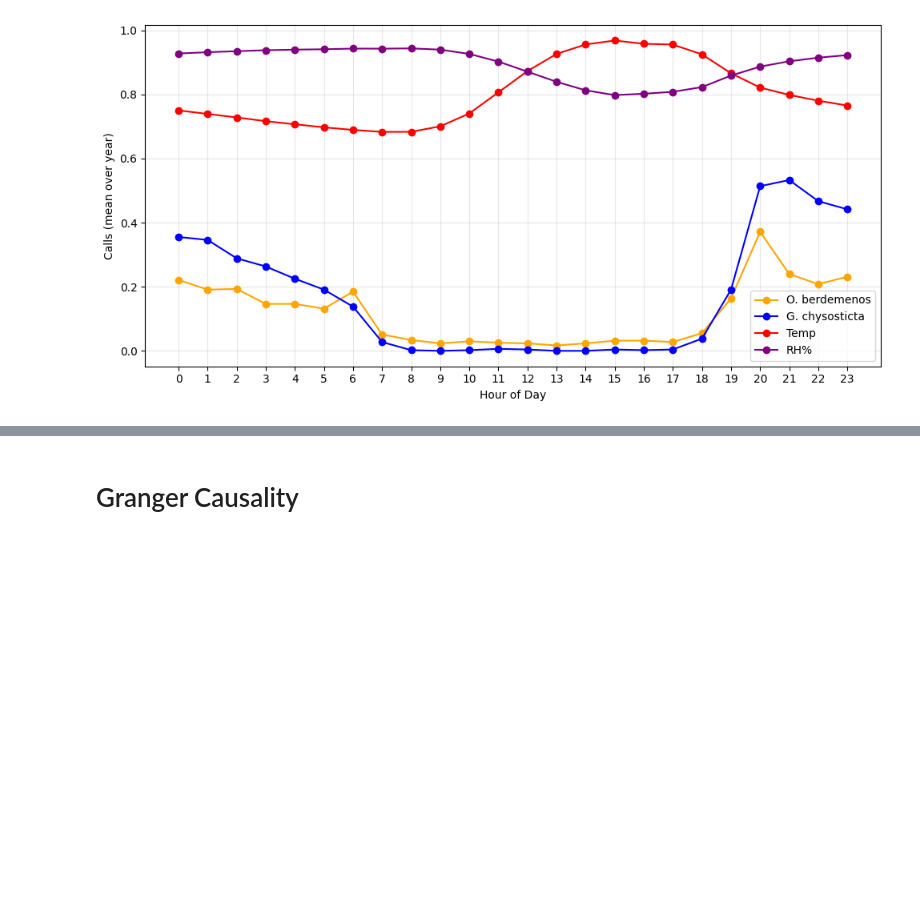
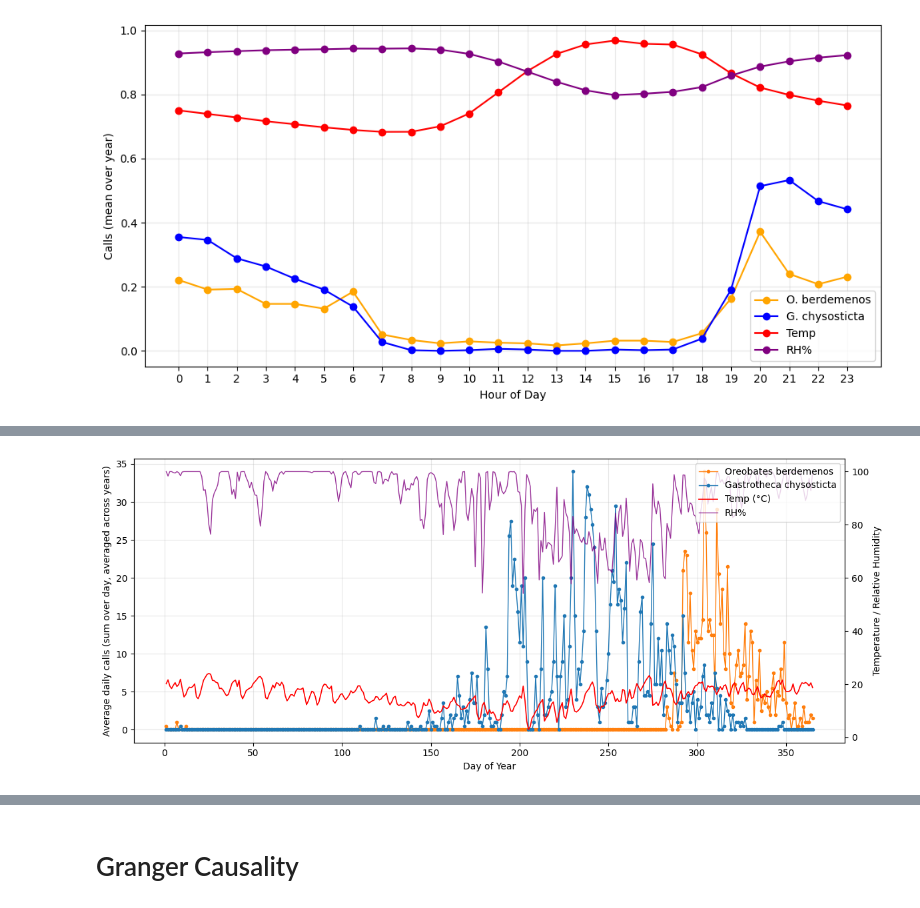
Before and after one commit to ash2d/yungas_aruna, a Jupyter notebook: Gastros_helechos/Granger_causality/Granger.ipynb, the cells around one changed output, grey strips where cells are left out. Cells and saved outputs as stored; diff of their text form; code cells hidden in the pictures; blank space fills up the shorter version.

```diff
--- a/Gastros_helechos/Granger_causality/Granger.ipynb
+++ b/Gastros_helechos/Granger_causality/Granger.ipynb
@@ -17,8 +19,11 @@ pd.set_option('display.max_rows', 50)
 PT_drive = '/Users/ash/Library/CloudStorage/OneDrive-Nexus365/PHD/arunan/Martin_google_drive'
 # %%
 df = pd.read_csv(f'{PT_drive}/df_helechos_clean.csv')
+df_2020 = pd.read_csv(f'{PT_drive}/df_helechos_with2020.csv')
 df['DateTime'] = pd.to_datetime(df['DateTime'], errors='coerce')
+df_2020['DateTime'] = pd.to_datetime(df_2020['DateTime'], errors='coerce')
 df = df.set_index('DateTime').sort_index()
+df_2020 = df_2020.set_index('DateTime').sort_index()
 df.head()
 # %% [output]
 |  | Date | Month | Day | hour | Temp | RH% | Gastrotheca chysosticta | Oreobates berdemenos |
@@ -211,0 +424,82 @@ hourly_stats = stats  # store full mean/std (unscaled) for later use
+# %%
+# Average (multi-year) daily call profile over a year (day-of-year) for both species using df_2020
+species = ['Oreobates berdemenos', 'Gastrotheca chysosticta']
+
+# 1. Daily totals (sum over 24 hours) for calls
+daily_calls = df_2020[species].resample('D').sum()
+
+# 2. Daily weather means (ignore missing RH% automatically)
+daily_weather = df_2020.resample('D').agg({'Temp': 'mean', 'RH%': 'mean'})
+
+# 3. Add day-of-year
+doy_calls = daily_calls.index.dayofyear
+doy_weather = daily_weather.index.dayofyear
+daily_calls = daily_calls.assign(doy=doy_calls)
+daily_weather = daily_weather.assign(doy=doy_weather)
+
+# 4. Average across years for each day-of-year
+doy_mean = (daily_calls
+            .groupby('doy')[species]
+            .mean()
+            .reindex(range(1, 366)))
+
+doy_weather_mean = (daily_weather
+                    .groupby('doy')[['Temp', 'RH%']]
+                    .mean()
+                    .reindex(range(1, 367)))
+
+# Handle missing RH% (some later period lacks RH). Interpolate to avoid breaks if desired.
+# rh_raw_missing = doy_weather_mean['RH%'].isna().sum()
+# doy_weather_mean['RH%_interp'] = doy_weather_mean['RH%'].interpolate(limit_direction='both')
+
+# 5. Plot
+fig_doy, ax_doy = plt.subplots(figsize=(12,5))
+for col, color in zip(species, ['tab:orange','tab:blue']):
+    ax_doy.plot(doy_mean.index, doy_mean[col], marker='o', ms=3, linewidth=1, label=col, color=color)
+
+ax_doy.set_xlabel('Day of Year')
+ax_doy.set_ylabel('Average daily calls (sum over day, averaged across years)')
+ax_doy.grid(alpha=0.3)
+
+# Secondary axis for weather
+ax_env = ax_doy.twinx()
+ax_env.plot(doy_weather_mean.index, doy_weather_mean['Temp'], color='red', linewidth=1.2, label='Temp (°C)')
+# Plot interpolated RH% (solid) and optionally indicate missing original values with markers
+ax_env.plot(doy_weather_mean.index, doy_weather_mean['RH%'], color='purple', linewidth=1.0, alpha=0.8, label='RH%')
+
+# if rh_raw_missing > 0:
+#     # Mark original missing RH% positions
+#     missing_idx = doy_weather_mean.index[doy_weather_mean['RH%'].isna()]
+#     ax_env.scatter(missing_idx, doy_weather_mean.loc[missing_idx, 'RH%_interp'],
+#                    color='purple', s=10, alpha=0.6, marker='x', label='RH% missing (filled)')
+
+ax_env.set_ylabel('Temperature / Relative Humidity')
+
+# # Month boundary guides (non-leap reference year)
+# month_starts = pd.to_datetime(['2019-01-01','2019-02-01','2019-03-01','2019-04-01','2019-05-01',
+#                                '2019-06-01','2019-07-01','2019-08-01','2019-09-01','2019-10-01',
+#                                '2019-11-01','2019-12-01'])
+# for dt in month_starts:
+#     ax_doy.axvline(dt.dayofyear, color='lightgray', linewidth=0.6, alpha=0.6)
+
+# Combined legend
+h1, l1 = ax_doy.get_legend_handles_labels()
+h2, l2 = ax_env.get_legend_handles_labels()
+seen = {}
+handles = []
+labels = []
+for h, l in list(zip(h1+h2, l1+l2)):
+    if l not in seen:
+        seen[l] = True
+        handles.append(h)
+        labels.append(l)
+ax_env.legend(handles, labels, loc='upper right')
+
+plt.tight_layout()
+plt.show()
+
+# Store for later use
+doy_average_calls = doy_mean
+doy_average_weather = doy_weather_mean[['Temp', 'RH%']]
+# %% [output]
+[figure, added]
```
Also changed, not shown: parts of 15 cells of this notebook, 16 other files.
